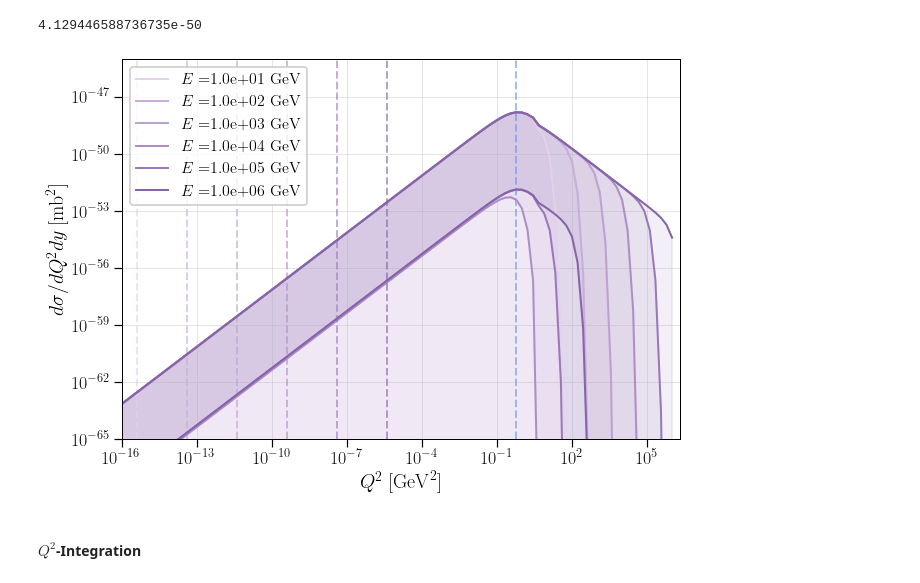
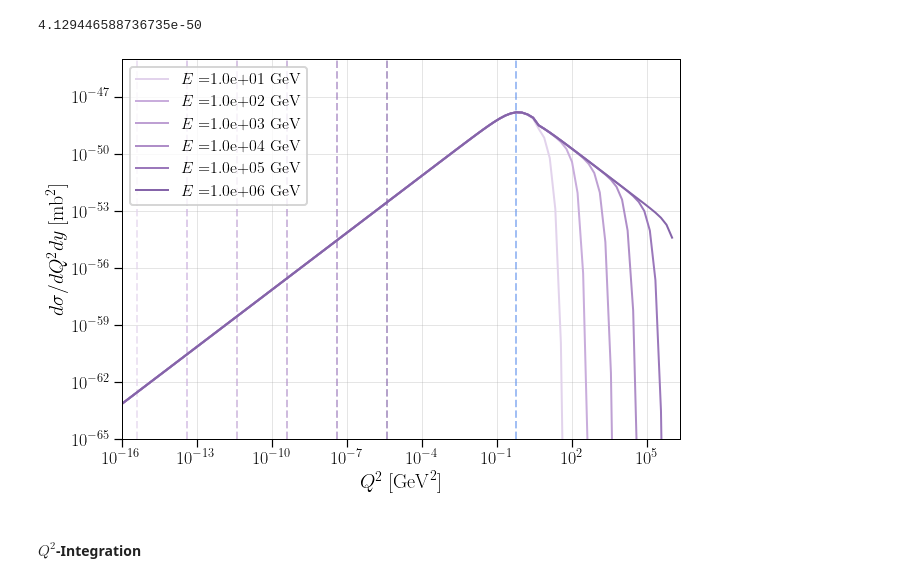
Before and after one commit to bskrzypek/Coherent-Vector-Meson-CrossSections, a Jupyter notebook: crossSections.ipynb, the cells around one changed output. Drawn from its saved outputs; the diff is of its cells as text; code cells hidden in the pictures.

```diff
--- a/crossSections.ipynb
+++ b/crossSections.ipynb
@@ -216,6 +208,12 @@ def q2Integral(E):
     integral = integrate.simps(diff_crossSection(E*GeV),q2Range(yrange(-1*trange(E),E),-1*trange(E),E),axis = 0)
 
     return integral
+# %%
+def yIntegral(E):
+
+    integral = integrate.simps(integrate.simps(diff_crossSection(E*GeV),q2Range(yrange(-1*trange(E),E),-1*trange(E),E),axis = 0),yrange(-1*trange(E),E),axis = 0)
+
+    return integral
 # %%
 def Integral(E):
 
@@ -227,22 +225,29 @@ Integral(1e3*GeV)
 # %% [output]
 -6.969309319771495e-68
 # %%
-energies = np.logspace(0,6,25)
-integral = q2Integral(energies*GeV)
+energies = np.logspace(0,6,6)
+integral = yIntegral(energies*GeV)
 # %%
 fig = plt.figure(figsize = (10,7))
 
 tmin = (mrho**2/(2*E*GeV))/GeV**2
 
-for i in range(4):
+for ei in range(len(energies)):
 
-    plt.plot(energies,np.array(integral)[(i+1)*20,50,:],color = my_gradient2((i+1)/5))
+    plt.plot(trange(energies[ei]*GeV),np.array(integral)[:,ei]/mb**2,color = my_gradient2((ei+1)/7),label = r"$E = ${:.1e}".format(energies[ei])+" GeV")
 
-plt.ylim(1e-72,1e-69)
-#plt.xlim(1e-4,1e4)
+plt.legend(loc = "upper right",fontsize = 16,ncol = 2)
 
+plt.ylim(1e-37,1e-34)
+plt.xlim(1e-6,1e6)
+
+plt.grid(alpha = 0.4)
+
+plt.ylabel(r"$d\sigma/dt\; [{\rm mb}^2]$",fontsize = 20)
+plt.xlabel(r"$-t\; [{\rm GeV}^2]$",fontsize = 20)
 plt.xscale('log')
 plt.yscale('log')
 
+plt.savefig("/Users/barbaraskrzypek/Documents/IceCube/LVNeutrinos/yIntegral.png",dpi = 400,bbox_inches = "tight")
 plt.show()
 # %% [output]
@@ -250,3 +255,12 @@ plt.show()
+# %%
+csms = []
+
+with open("/Users/barbaraskrzypek/Downloads/csms.csv") as file:
+    reader = csv.reader(file)
+    for item in reader:
+        x = float(item[0])
+        y = float(item[1])
+        csms.append([x,y])
 # %% [markdown]
 #### $t$-integration
 # %%
@@ -328,35 +342,35 @@ for e in energies:
 # %%
 fig = plt.figure(figsize = (10,7))
 
 plt.axvline(mrho**2/GeV**2,color = "cornflowerblue",ls = "dashed",alpha = 0.6)
 
 qmax = 4*energies**2*(1-y)
 
 for ei in range(len(energies)):
 
     plt.axvline(qmax[ei]/GeV**2,color = my_gradient2((ei+1)/7),ls = "dashed",alpha = 0.6)
 
-    plt.fill_between(q2_array,np.array(pdfs)[ei]/mb**2,np.array(pdfs2)[ei]/mb**2,color = my_gradient2((ei+1)/7),alpha = 0.1)
+    #plt.fill_between(q2_array,np.array(pdfs)[ei]/mb**2,np.array(pdfs2)[ei]/mb**2,color = my_gradient2((ei+1)/7),alpha = 0.1)
 
     #plt.plot(q2_array,np.array(pdfs)[ei]/mb**2,color = my_gradient2((ei+1)/7),label = r"$E = ${:.1e}".format(energies[ei])+" GeV")
-    plt.plot(q2_array,np.array(pdfs)[ei]/mb**2,color = my_gradient2((ei+1)/7),label = r"$E = ${:.1e}".format(energies[ei])+" GeV")
-    plt.plot(q2_array,np.array(pdfs2)[ei]/mb**2,color = my_gradient2((ei+1)/7))
+    #plt.plot(q2_array,np.array(pdfs)[ei]/mb**2,color = my_gradient2((ei+1)/7),label = r"$E = ${:.1e}".format(energies[ei])+" GeV")
+    plt.plot(q2_array,np.array(pdfs2)[ei]/mb**2,color = my_gradient2((ei+1)/7),label = r"$E = ${:.1e}".format(energies[ei])+" GeV")
 
 plt.grid(alpha = 0.4)
 plt.legend(loc = "upper left",fontsize = 16,ncol = 1,frameon = True)
 
 plt.xscale('log')
 plt.yscale('log')
 plt.ylabel(r"$d\sigma/dQ^2dy\; [{\rm mb}^2]$",fontsize = 20)
 plt.xlabel(r"$Q^2\;[{\rm GeV}^2]$",fontsize = 20)
 #plt.xlabel(r"$x$",fontsize = 20)
 plt.xlim(1e-16,2e6)
 plt.ylim(1e-65,1e-45)
 
 plt.savefig("/Users/barbaraskrzypek/Documents/IceCube/LVNeutrinos/tIntegral.png",dpi = 400,bbox_inches = "tight")
 plt.show()
 # %% [output]
-[figure, old version]
+[figure, new version]
 # %% [markdown]
 #### $Q^2$-Integration
 # %%
```
Also changed, not shown: parts of 16 cells of this notebook.
